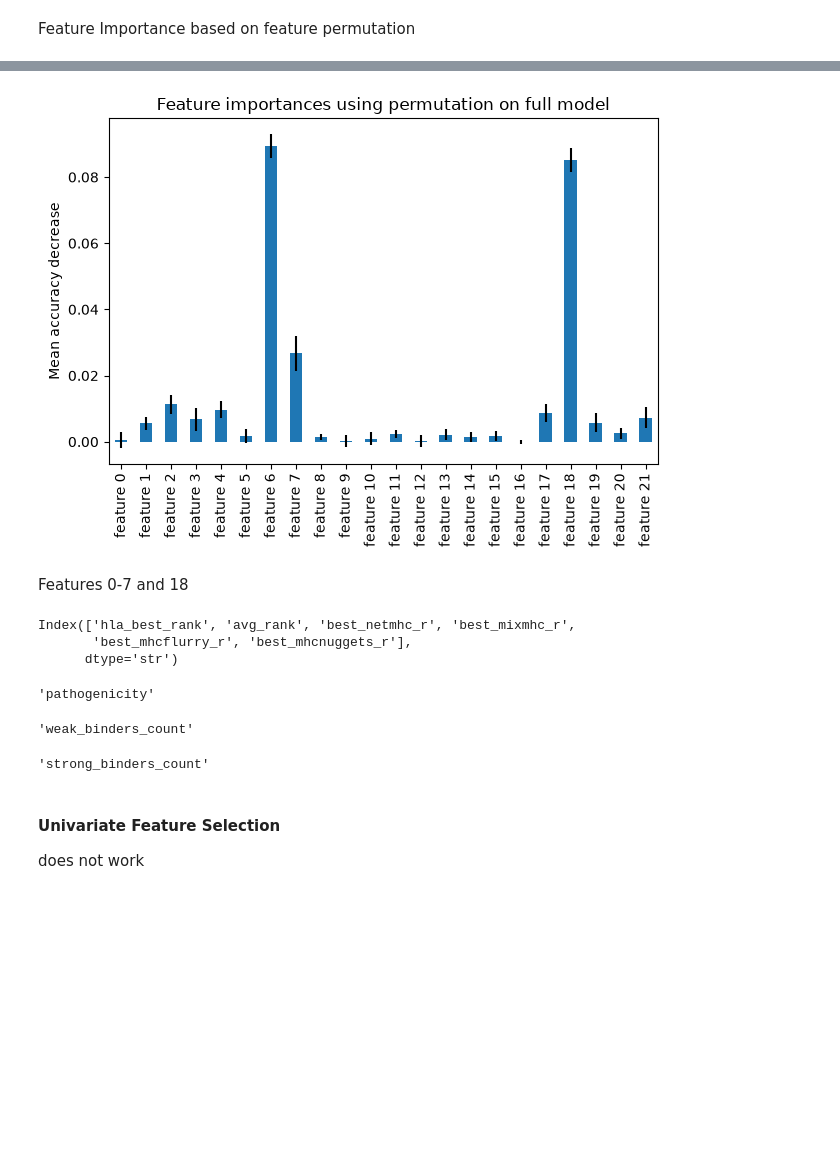
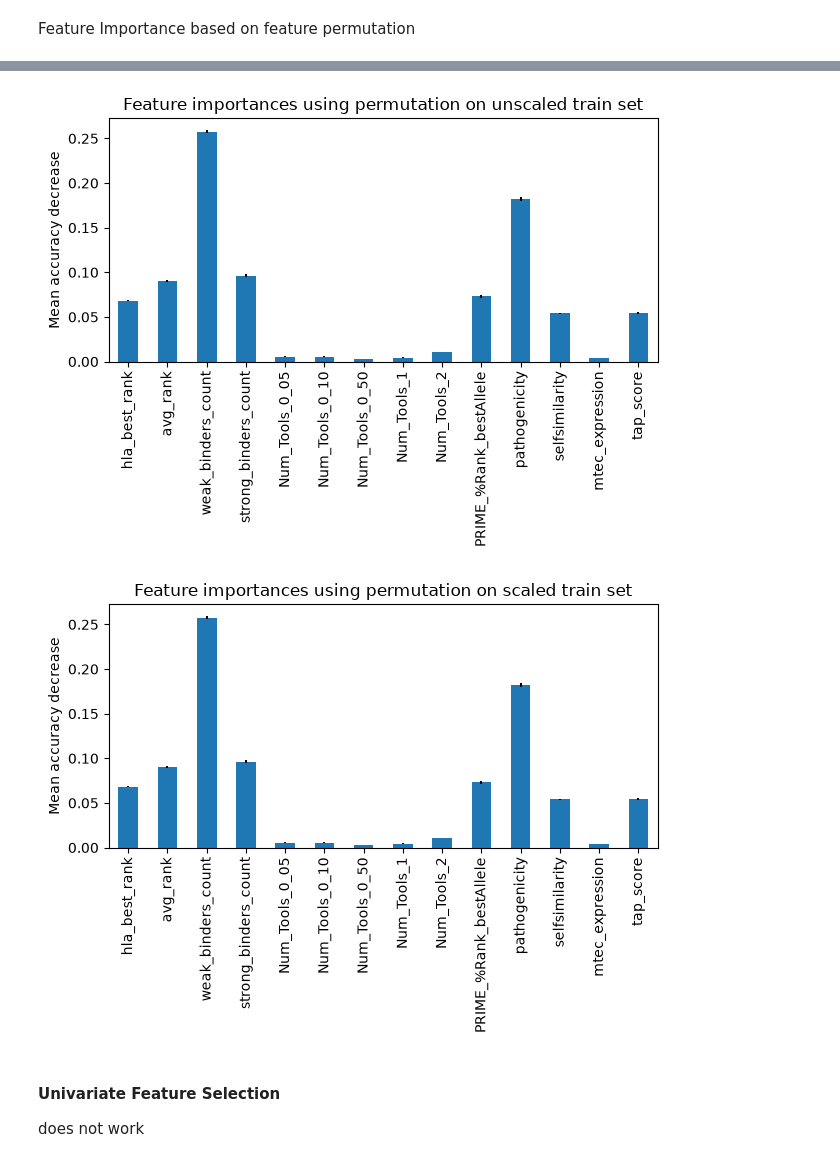
Before and after one commit to jonnovd/ImmunPepPred, a Jupyter notebook: models/svm.ipynb, the cells around one changed output, grey strips where cells are left out. Cells and saved outputs as stored; diff of their text form; code cells hidden in the pictures; blank space fills up the shorter version.

```diff
--- a/models/svm.ipynb
+++ b/models/svm.ipynb
@@ -17,11 +17,14 @@ from sklearn.preprocessing import RobustScaler, StandardScaler
 # %%
 INPUT_DIR        = "data/input"
 MODEL_INPUT_DIR  = f"{INPUT_DIR}/formatted-input"
-MODEL_INPUT_FILE = f"{MODEL_INPUT_DIR}/model_input_all_traintest.csv"#model_input_all_traintest.csv" #"model_input_imm_and_mhc-nb_m1_t7.csv"#"#"model_input_all_traintest.csv"
-ALL_PEPS_FILE    = f"{INPUT_DIR}/cedar_allPeps_traintest.txt"
+MODEL_INPUT_FILE = f"{MODEL_INPUT_DIR}/model_input_traintest_randselfpeps_commonAlleles_nomhcnuggs_newPath.csv"#model_input_traintest_randselfpeps_new_pathogenicity.csv"#" #"model_input_imm_and_mhc-nb_m1_t7.csv"#"#"model_input_all_traintest.csv"
+ALL_PEPS_FILE    = f"{INPUT_DIR}/cedar_randself_mhc-nbs.txt"
 
 IMM_PEP_FILE     = f"{INPUT_DIR}/cedar_imm_peps_traintest.txt"  #cedar_Immunogenic_self_df.txt"        #cedar_imm_peps_traintest.txt"
-NON_IMM_PEP_FILE = f"{INPUT_DIR}/cedar_non_imm_peps_traintest.txt"      #randselfpeps~10k.txt"#randselfpeps~10k.txt"#random_in_silico_peptides.txt"#non_mhc_binding_peptides.txt"#"
+NON_IMM_PEP_FILE = f"{INPUT_DIR}/cedar_non_imm_peps_traintest.txt"#randselfpeps~10k.txt"#cedar_non-imm_and_self_55.txt"#" #" #cedar_non_imm_peps_traintest.txt" #" #" randselfpeps~10k.txt cedar_non-imm_and_self_10    #"#randselfpeps~10k.txt"#random_in_silico_peptides.txt"#non_mhc_binding_peptides.txt"#"
+
+VALIDATION_MODEL_INPUT_FILE =  f"{MODEL_INPUT_DIR}/model_input_hormad1-magea4.csv"
+VALIDATION_PEPTIDES_FILE = f"{INPUT_DIR}/hormad1-magea4_cleavedPeps.txt"
 # %% [markdown]
 ## Load the Data
 # %%
@@ -513,9 +654,11 @@ Features selected in fold 1 (20): ['hla_best_rank' 'best_netmhc_r' 'best_mixmhc_
 import matplotlib.pyplot as plt
 from sklearn.ensemble import RandomForestClassifier
 
-feature_names = [f"feature {i}" for i in range(X.shape[1])]
+feature_names = X_df_final.drop(columns=['peptide']).columns
 forest = RandomForestClassifier(random_state=0)
+forest_scaled = RandomForestClassifier(random_state=0)
 forest.fit(X_train, y_train)
+forest_scaled.fit(X_scaled_train, y_train)
 # %% [output]
 RandomForestClassifier(random_state=0)
 # %%
@@ -550,11 +695,13 @@ Feature Importance based on feature permutation
 # %%
 from sklearn.inspection import permutation_importance
 
-start_time = time.time()
-result = permutation_importance(
-    forest, X_test, y_test, n_repeats=10, random_state=42, n_jobs=2
-)
-elapsed_time = time.time() - start_time
-print(f"Elapsed time to compute the importances: {elapsed_time:.3f} seconds")
+def getForestPermutationFeatureImportance(forest, X, y):
+    result = permutation_importance(
+        forest, X, y, n_repeats=10, random_state=42, n_jobs=2
+    )
+    forest_importances = pd.Series(result.importances_mean, index=feature_names)
 
-forest_importances = pd.Series(result.importances_mean, index=feature_names)
+    return result, forest_importances
+
+result, forest_importances = getForestPermutationFeatureImportance(forest, X_train, y_train)
+result_sc, forest_importances_sc = getForestPermutationFeatureImportance(forest_scaled, X_scaled_train, y_train)
@@ -563,26 +708,17 @@ Elapsed time to compute the importances: 21.547 seconds
 # %%
-fig, ax = plt.subplots()
-forest_importances.plot.bar(yerr=result.importances_std, ax=ax)
-ax.set_title("Feature importances using permutation on full model")
-ax.set_ylabel("Mean accuracy decrease")
-fig.tight_layout()
-plt.show()
+def plotForestPermutationFeatureImportance(result, scaled):
+    fig, ax = plt.subplots()
+    forest_importances.plot.bar(yerr=result.importances_std, ax=ax)
+    ax.set_title(f"Feature importances using permutation on {scaled} train set")
+    ax.set_ylabel("Mean accuracy decrease")
+    fig.tight_layout()
+    plt.show()
+
+plotForestPermutationFeatureImportance(result, "unscaled")
+plotForestPermutationFeatureImportance(result, "scaled")
 # %% [output]
-[figure, old version]
+[figure, new version]
+[figure, added]
-# %% [markdown]
-Features 0-7 and 18
-# %%
-display(X_df_final.drop(columns=['peptide']).columns[0:6])
-display(X_df_final.drop(columns=['peptide']).columns[18])
-display(X_df_final.drop(columns=['peptide']).columns[6])
-display(X_df_final.drop(columns=['peptide']).columns[7])
-# %% [output]
-Index(['hla_best_rank', 'avg_rank', 'best_netmhc_r', 'best_mixmhc_r',
-       'best_mhcflurry_r', 'best_mhcnuggets_r'],
-      dtype='str')
-'pathogenicity'
-'weak_binders_count'
-'strong_binders_count'
 # %% [markdown]
 #### Univariate Feature Selection
 does not work
```
Also changed, not shown: parts of 47 cells of this notebook, 3 other files.
